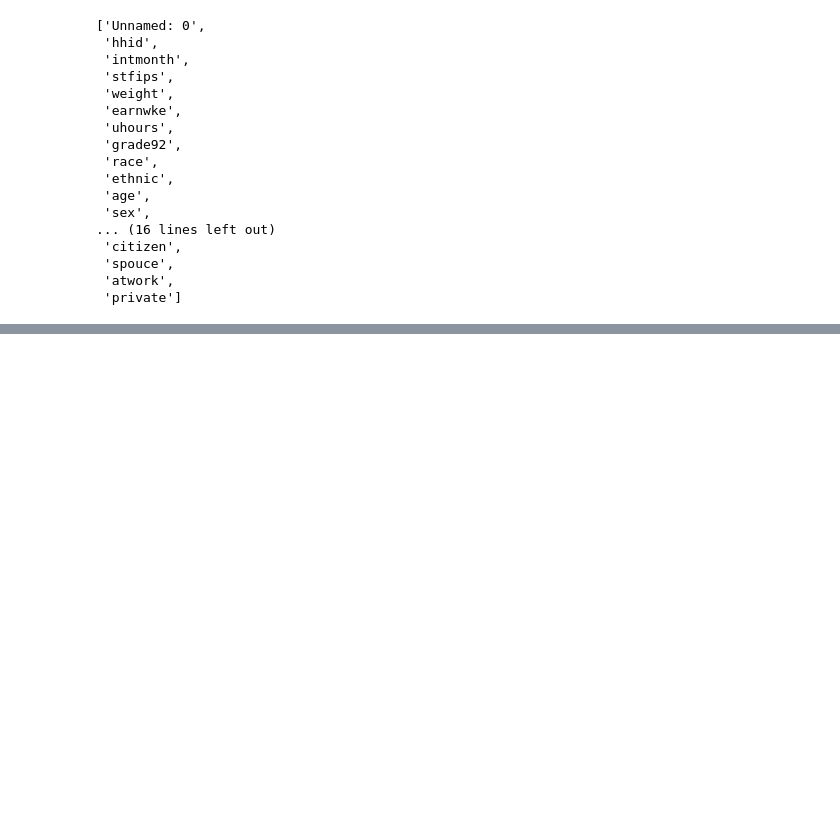
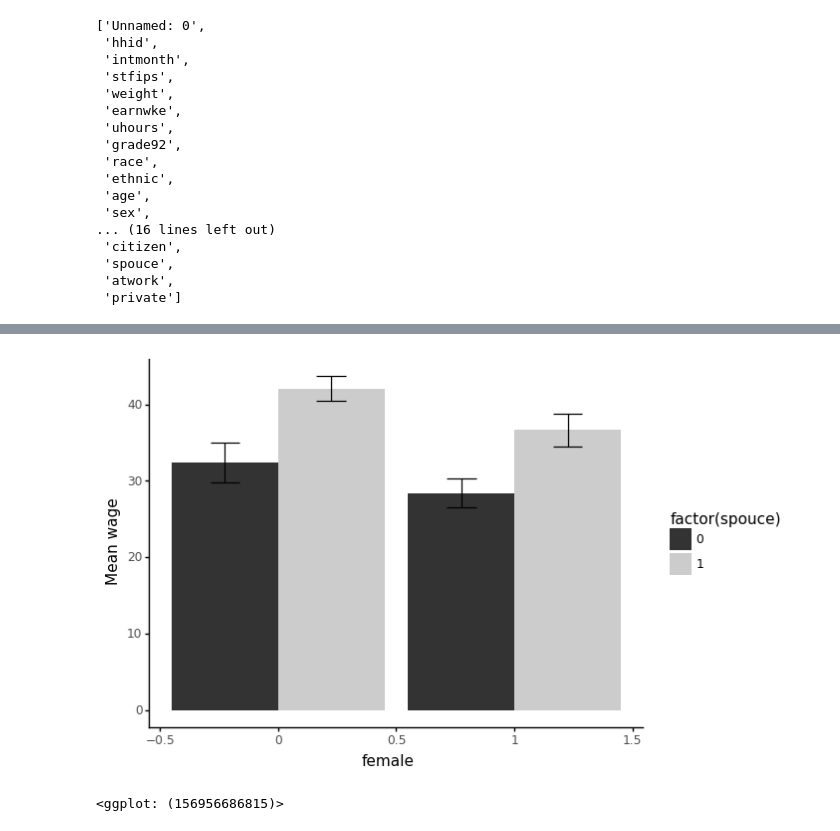
Before and after one commit to pilipentseva/predictions, a Jupyter notebook: Predictions.HW1.ipynb, the cells around one changed output, grey strips where cells are left out. Saved outputs shown, nothing was run; the diff lists cells and outputs as text; code cells hidden in the pictures; blank space fills up the shorter version.

Commit message:
added part with interactions

```diff
--- a/Predictions.HW1.ipynb
+++ b/Predictions.HW1.ipynb
@@ -325,0 +412,3 @@ df_final.to_csv('doctors_wage.csv', index=False)
+# %%
+# Drop variables that I don't need
+df_final = df_final.drop('atwork',axis = 1)
@@ -325,0 +417,6 @@ df_final.to_csv('doctors_wage.csv', index=False)
+# %%
+df_final.ownchild.describe()# look how ownchild is distributed in data set
+# Based on reading literature, I decided to use dummy variable for children instead of number of children
+df_final['children'] = df_final.ownchild.apply(lambda x: 1 if x >0 else 0) # 1 - has children
+df_final.children.describe()#look whether I have what I want
+df_final = df_final.drop('ownchild',axis = 1) #drop ownchildren
@@ -325,0 +447,6 @@ df_final.to_csv('doctors_wage.csv', index=False)
+# %%
+# Interaction 1 - female*spouce
+price_diff_by_variables(df_final,"female","spouce")
+# %% [output]
+[figure, added]
+<ggplot: (156956686815)>
```
Also changed, not shown: parts of 18 cells of this notebook.
